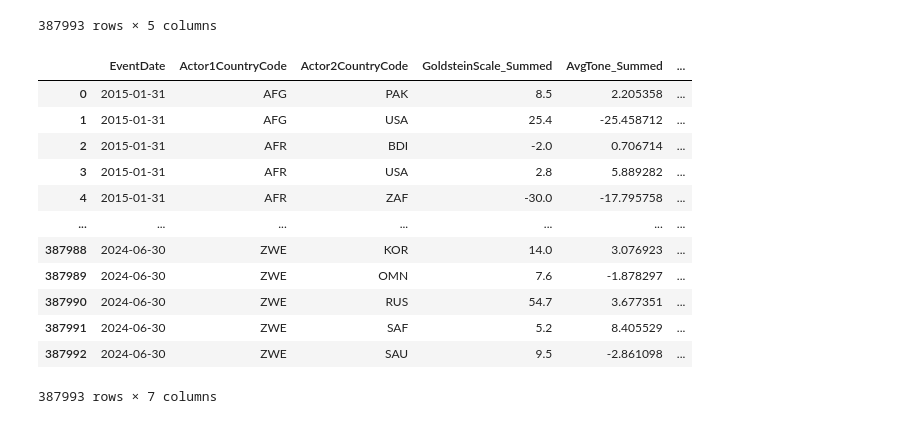
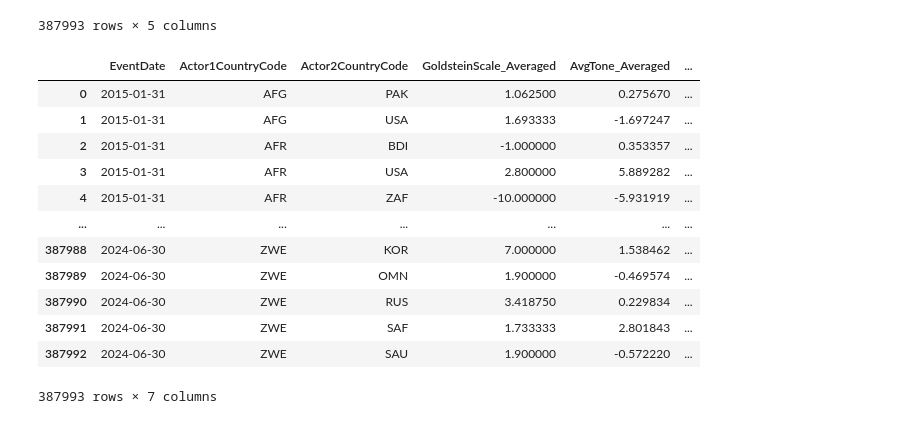
Before and after one commit to marin-o/xai-graphs, a Jupyter notebook: notebooks/preprocess_dataset.ipynb, the cells around one changed output. Saved outputs shown, nothing was run; the diff lists cells and outputs as text; code cells hidden in the pictures.

```diff
--- a/notebooks/preprocess_dataset.ipynb
+++ b/notebooks/preprocess_dataset.ipynb
@@ -2,7 +2,7 @@
 import pandas as pd
 # %%
 # Load the data
-df = pd.read_csv('data/data_from_2010.csv', low_memory=False)
+df = pd.read_csv('../data/data_from_2010.csv', low_memory=False)
 # %%
 # Display the data
 df.head()
@@ -58,7 +58,7 @@ group_by_month = pd.Grouper(key='EventDate', freq='ME')
 group_by_actor1_countrycode = pd.Grouper(key='Actor1CountryCode')
 group_by_actor2_country_code = pd.Grouper(key='Actor2CountryCode')
 # %%
-g_scale_and_avgtone = df.groupby([group_by_month, group_by_actor1_countrycode, group_by_actor2_country_code])[['GoldsteinScale','AvgTone']].sum().reset_index()
+g_scale_and_avgtone = df.groupby([group_by_month, group_by_actor1_countrycode, group_by_actor2_country_code])[['GoldsteinScale','AvgTone']].mean().reset_index()
 g_scale_and_avgtone
 # %% [output]
 |  | EventDate | Actor1CountryCode | Actor2CountryCode | GoldsteinScale | AvgTone |
@@ -93,20 +93,20 @@ mentions_and_articles
 387993 rows × 5 columns
 # %%
 grouped_data = pd.merge(g_scale_and_avgtone, mentions_and_articles, on=['EventDate', 'Actor1CountryCode', 'Actor2CountryCode'])
-grouped_data.columns = ['EventDate', 'Actor1CountryCode', 'Actor2CountryCode', 'GoldsteinScale_Summed', 'AvgTone_Summed', 'NumMentions_averaged', 'NumArticles_averaged']
+grouped_data.columns = ['EventDate', 'Actor1CountryCode', 'Actor2CountryCode', 'GoldsteinScale_Averaged', 'AvgTone_Averaged', 'NumMentions_averaged', 'NumArticles_averaged']
 grouped_data
 # %% [output]
-|  | EventDate | Actor1CountryCode | Actor2CountryCode | GoldsteinScale_Summed | AvgTone_Summed | ... |
-| 0 | 2015-01-31 | AFG | PAK | 8.5 | 2.205358 | ... |
-| 1 | 2015-01-31 | AFG | USA | 25.4 | -25.458712 | ... |
-| 2 | 2015-01-31 | AFR | BDI | -2.0 | 0.706714 | ... |
-| 3 | 2015-01-31 | AFR | USA | 2.8 | 5.889282 | ... |
-| 4 | 2015-01-31 | AFR | ZAF | -30.0 | -17.795758 | ... |
+|  | EventDate | Actor1CountryCode | Actor2CountryCode | GoldsteinScale_Averaged | AvgTone_Averaged | ... |
+| 0 | 2015-01-31 | AFG | PAK | 1.062500 | 0.275670 | ... |
+| 1 | 2015-01-31 | AFG | USA | 1.693333 | -1.697247 | ... |
+| 2 | 2015-01-31 | AFR | BDI | -1.000000 | 0.353357 | ... |
+| 3 | 2015-01-31 | AFR | USA | 2.800000 | 5.889282 | ... |
+| 4 | 2015-01-31 | AFR | ZAF | -10.000000 | -5.931919 | ... |
 | ... | ... | ... | ... | ... | ... | ... |
-| 387988 | 2024-06-30 | ZWE | KOR | 14.0 | 3.076923 | ... |
-| 387989 | 2024-06-30 | ZWE | OMN | 7.6 | -1.878297 | ... |
-| 387990 | 2024-06-30 | ZWE | RUS | 54.7 | 3.677351 | ... |
-| 387991 | 2024-06-30 | ZWE | SAF | 5.2 | 8.405529 | ... |
-| 387992 | 2024-06-30 | ZWE | SAU | 9.5 | -2.861098 | ... |
+| 387988 | 2024-06-30 | ZWE | KOR | 7.000000 | 1.538462 | ... |
+| 387989 | 2024-06-30 | ZWE | OMN | 1.900000 | -0.469574 | ... |
+| 387990 | 2024-06-30 | ZWE | RUS | 3.418750 | 0.229834 | ... |
+| 387991 | 2024-06-30 | ZWE | SAF | 1.733333 | 2.801843 | ... |
+| 387992 | 2024-06-30 | ZWE | SAU | 1.900000 | -0.572220 | ... |
 387993 rows × 7 columns
 # %%
```
Also changed, not shown: parts of 2 cells of this notebook, 2 other files.
